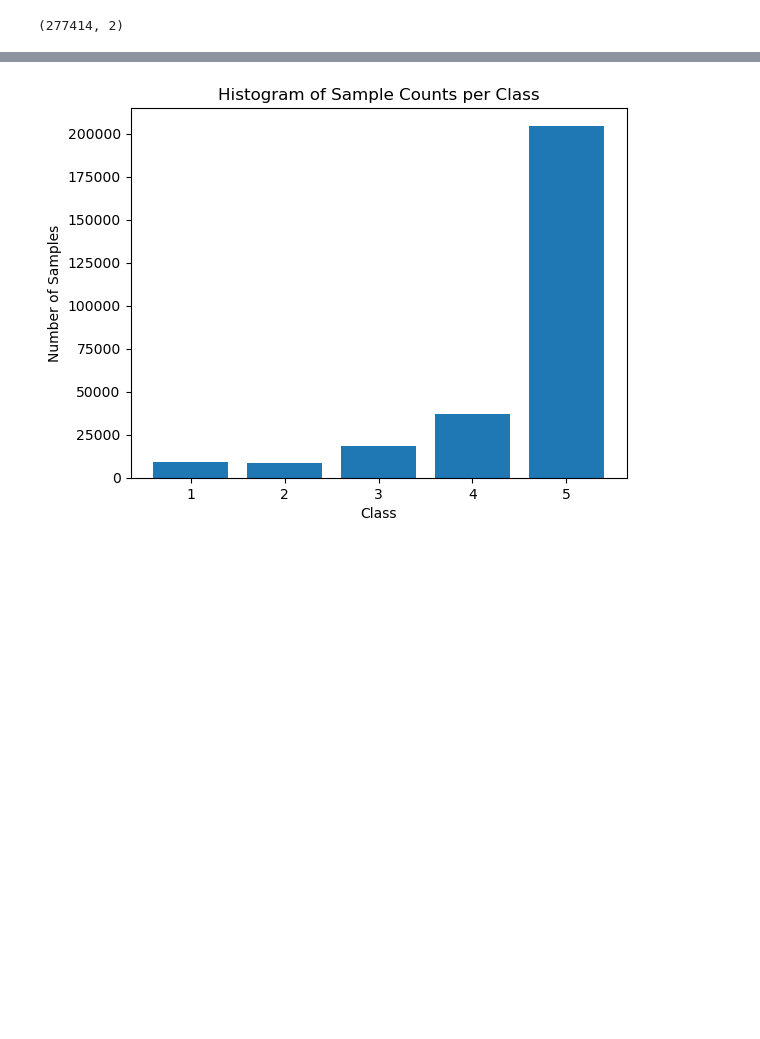
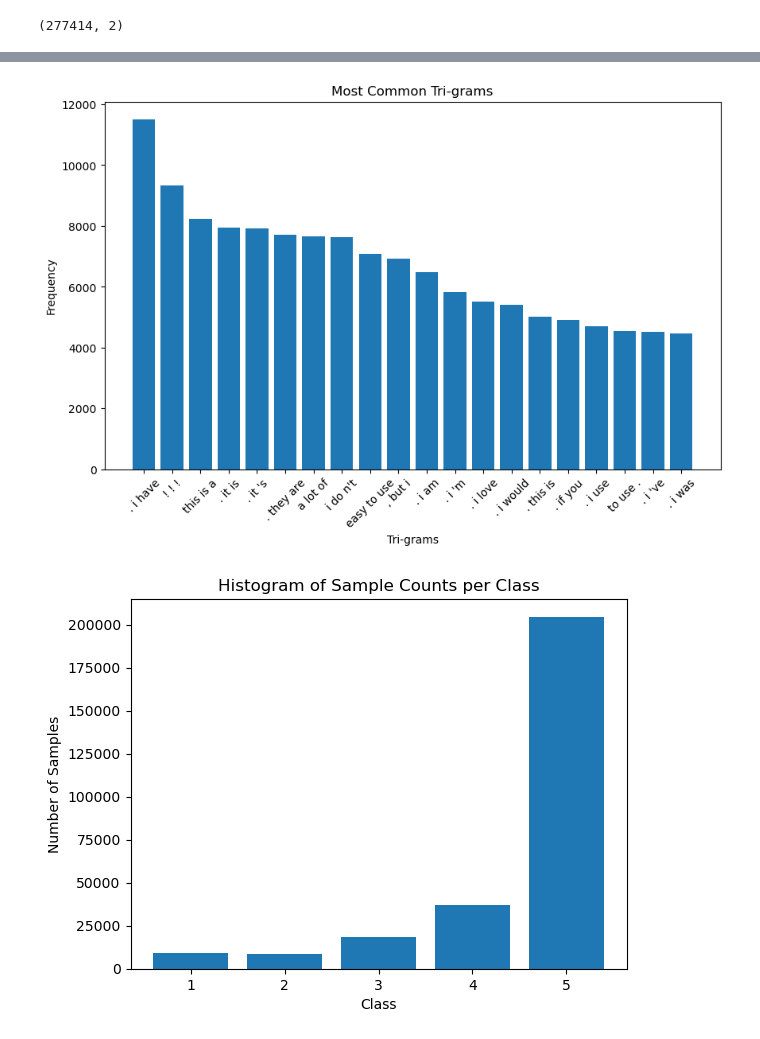
Before and after one commit to nuratamton/Amazon-Reviews, a Jupyter notebook: Cw2_Amazon.ipynb, the cells around one changed output, grey strips where cells are left out. Cells and saved outputs as stored; diff of their text form; code cells hidden in the pictures; blank space fills up the shorter version.

```diff
--- a/Cw2_Amazon.ipynb
+++ b/Cw2_Amazon.ipynb
@@ -171,3 +213,16 @@ train.shape
+# %%
+trigrams = [trigram for text in train['Review'] for trigram in generate_ngrams(text, n=3)]
+trigram_count = Counter(trigrams).most_common(20)
+
+plt.figure(figsize=(10, 6))
+plt.bar(*zip(*trigram_count))
+plt.title('Most Common Tri-grams')
+plt.xticks(rotation=45)
+plt.xlabel('Tri-grams')
+plt.ylabel('Frequency')
+plt.show()
+# %% [output]
+[figure, added]
 # %%
 class_counts = train['overall'].value_counts()
 
```
Also changed, not shown: parts of 51 cells of this notebook.
